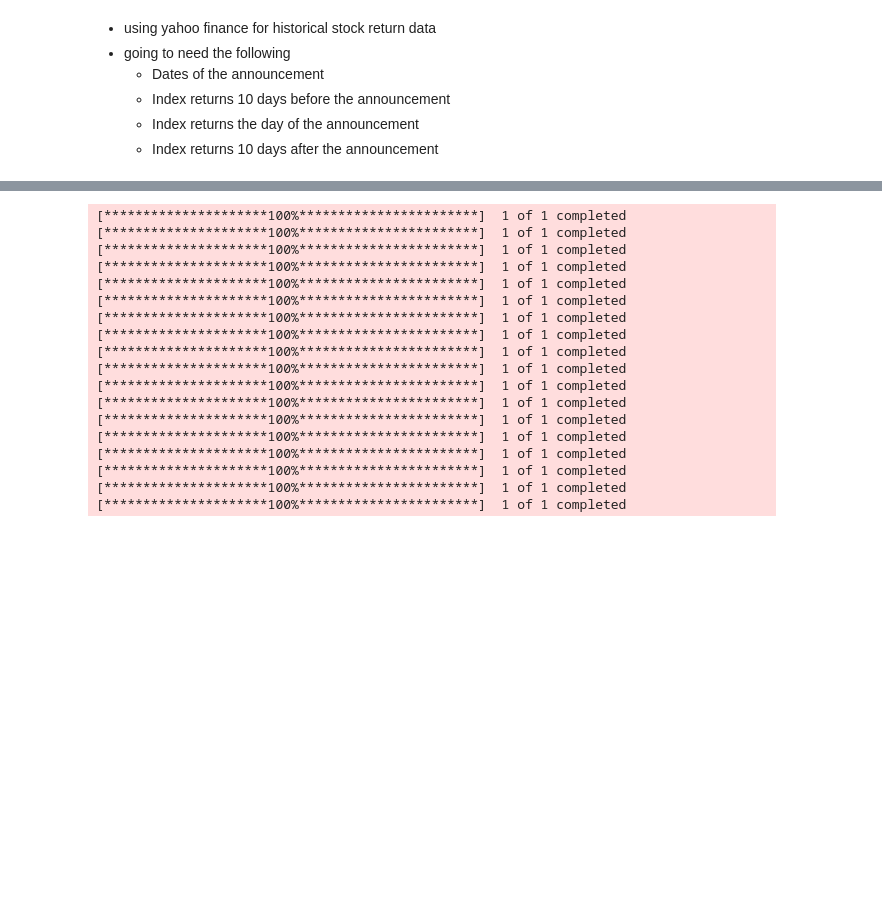
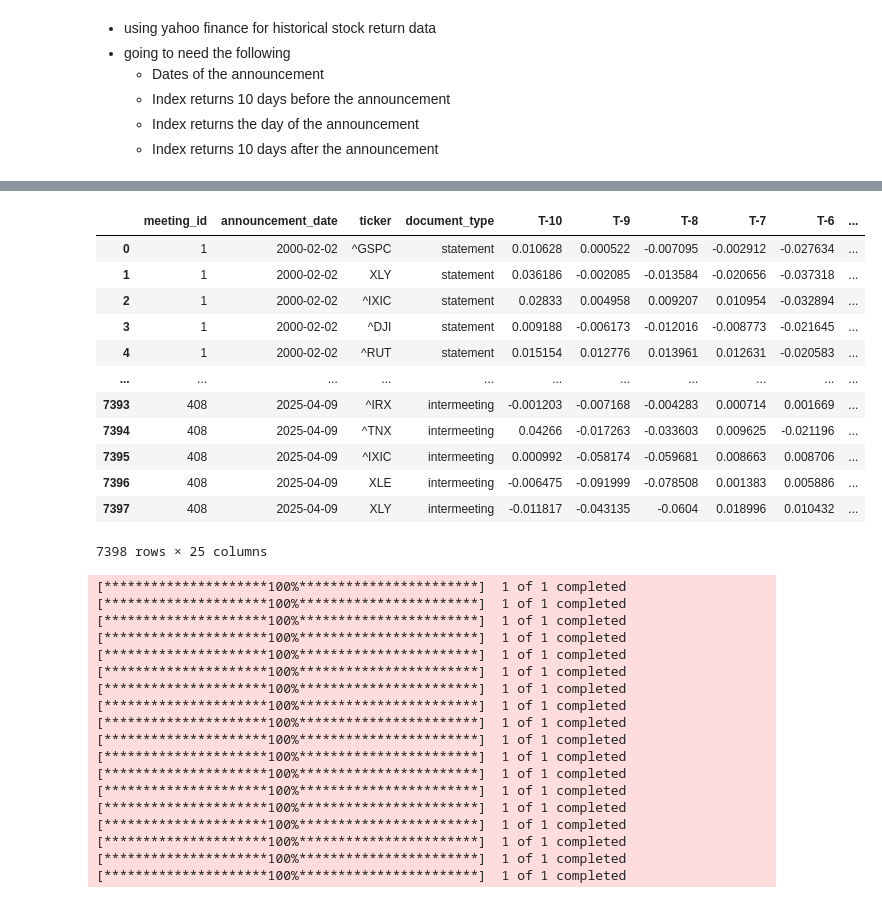
Before and after one commit to jonahnathan0/Fed_Announcements, a Jupyter notebook: Dataset.ipynb, the cells around one changed output, grey strips where cells are left out. Saved outputs shown, nothing was run; the diff lists cells and outputs as text; code cells hidden in the pictures; blank space fills up the shorter version.

```diff
--- a/Dataset.ipynb
+++ b/Dataset.ipynb
@@ -10,3 +268,24 @@
+# %%
+combined_df = pd.concat([statements_df, intermeeting_df], ignore_index=True)
+combined_df = combined_df.dropna(subset=['announcement_date'])
+combined_df = combined_df.sort_values(by='announcement_date').reset_index(drop=True)
+combined_df['meeting_id'] = combined_df['announcement_date'].rank(method='dense').astype(int)
+combined_df = combined_df[['meeting_id'] + [col for col in combined_df.columns if col != 'meeting_id']]
+combined_df
+# %% [output]
+|  | meeting_id | announcement_date | ticker | document_type | T-10 | T-9 | T-8 | T-7 | T-6 | ... |
+| 0 | 1 | 2000-02-02 | ^GSPC | statement | 0.010628 | 0.000522 | -0.007095 | -0.002912 | -0.027634 | ... |
+| 1 | 1 | 2000-02-02 | XLY | statement | 0.036186 | -0.002085 | -0.013584 | -0.020656 | -0.037318 | ... |
+| 2 | 1 | 2000-02-02 | ^IXIC | statement | 0.02833 | 0.004958 | 0.009207 | 0.010954 | -0.032894 | ... |
+| 3 | 1 | 2000-02-02 | ^DJI | statement | 0.009188 | -0.006173 | -0.012016 | -0.008773 | -0.021645 | ... |
+| 4 | 1 | 2000-02-02 | ^RUT | statement | 0.015154 | 0.012776 | 0.013961 | 0.012631 | -0.020583 | ... |
+| ... | ... | ... | ... | ... | ... | ... | ... | ... | ... | ... |
+| 7393 | 408 | 2025-04-09 | ^IRX | intermeeting | -0.001203 | -0.007168 | -0.004283 | 0.000714 | 0.001669 | ... |
+| 7394 | 408 | 2025-04-09 | ^TNX | intermeeting | 0.04266 | -0.017263 | -0.033603 | 0.009625 | -0.021196 | ... |
+| 7395 | 408 | 2025-04-09 | ^IXIC | intermeeting | 0.000992 | -0.058174 | -0.059681 | 0.008663 | 0.008706 | ... |
+| 7396 | 408 | 2025-04-09 | XLE | intermeeting | -0.006475 | -0.091999 | -0.078508 | 0.001383 | 0.005886 | ... |
+| 7397 | 408 | 2025-04-09 | XLY | intermeeting | -0.011817 | -0.043135 | -0.0604 | 0.018996 | 0.010432 | ... |
+7398 rows × 25 columns
 # %%
 import pandas as pd
 import yfinance as yf
```
Also changed, not shown: parts of 9 cells of this notebook.
